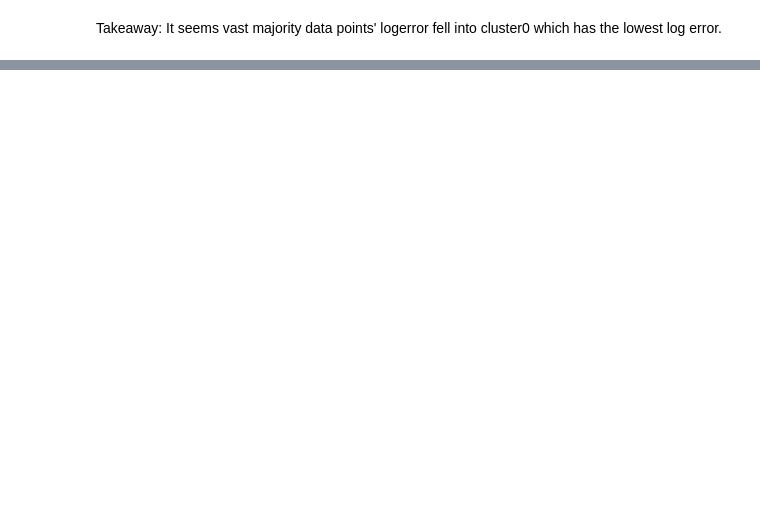
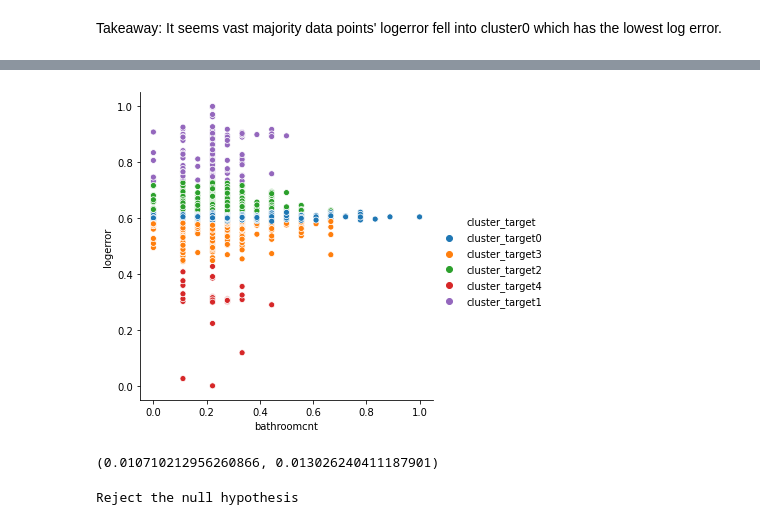
Before and after one commit to minimizing-zillow-logerror/zillow-clustering-project, a Jupyter notebook: sonny_zillow_exploration.ipynb, the cells around one changed output, grey strips where cells are left out. Saved outputs shown, nothing was run; the diff lists cells and outputs as text; code cells hidden in the pictures; blank space fills up the shorter version.

```diff
--- a/sonny_zillow_exploration.ipynb
+++ b/sonny_zillow_exploration.ipynb
@@ -207,0 +289,17 @@ sns.relplot(x="taxrate", y="logerror", hue = 'county',data=df)
+# %%
+sns.relplot(x="bathroomcnt", y="logerror", hue='cluster_target',data=df);
+# %% [output]
+[figure, added]
+# %%
+alpha = 0.05
+r, p = stats.pearsonr(df.bathroomcnt, df.logerror)
+r, p
+# %% [output]
+(0.010710212956260866, 0.013026240411187901)
+# %%
+if p < alpha:
+    print("Reject the null hypothesis")
+else:
+    print("Failed to reject the null")
+# %% [output]
+Reject the null hypothesis
```
Also changed, not shown: parts of 72 cells of this notebook.
